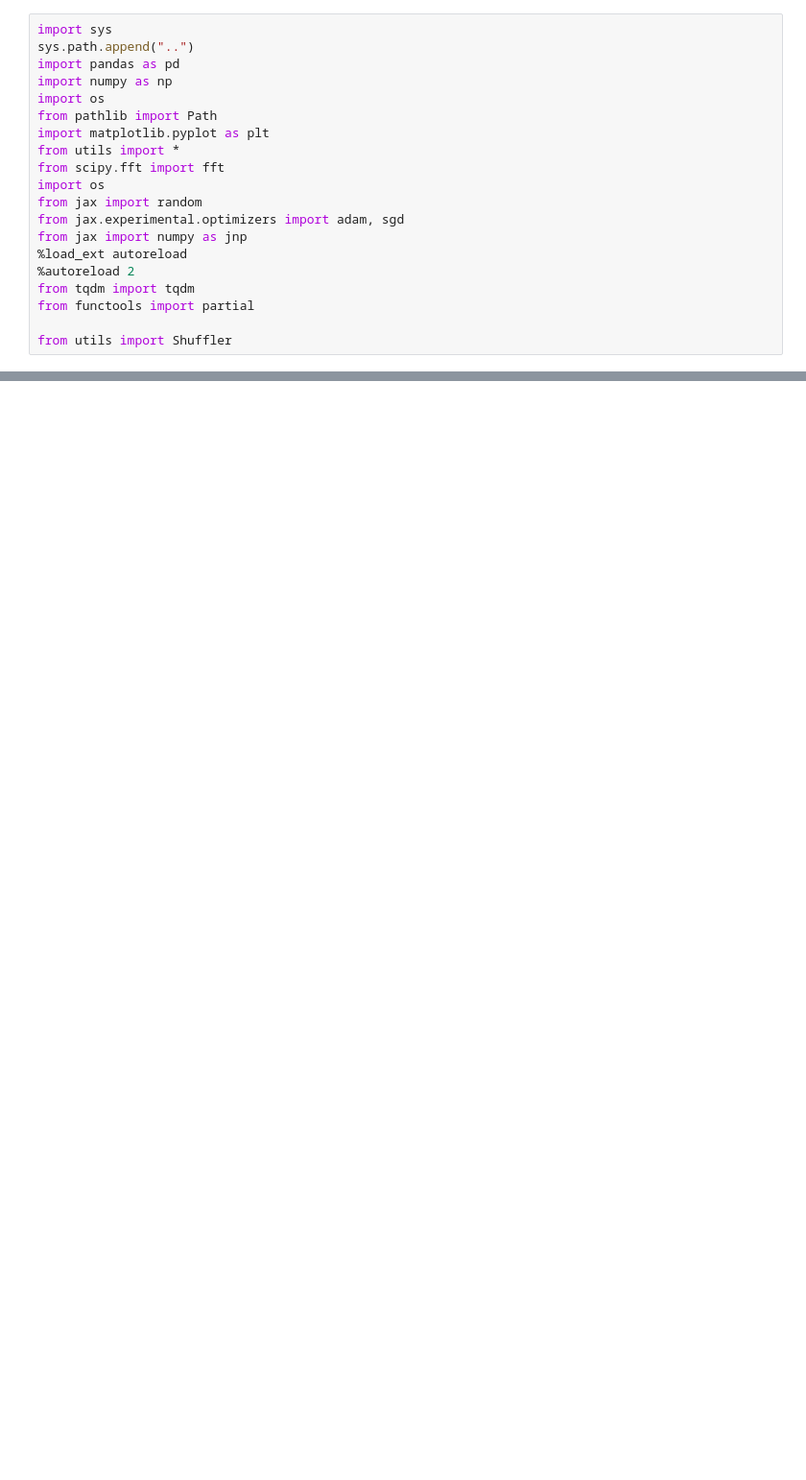
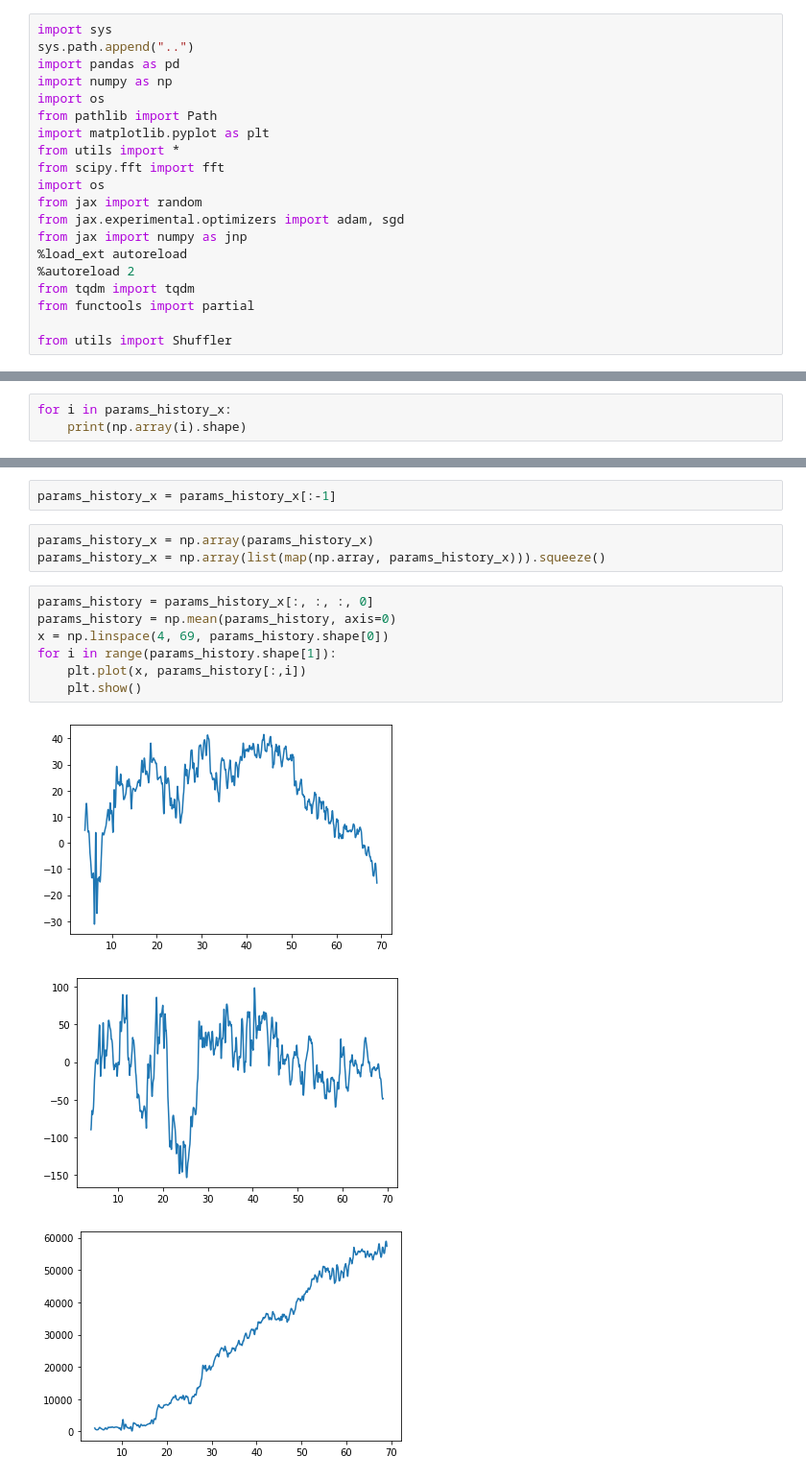
Before and after one commit to felipeangelimvieira/seal_parameter_identification, a Jupyter notebook: draft-notebooks/prepare_data_linear_reg_sweep.ipynb, the cells around one changed output, grey strips where cells are left out. Shown at 96% size. Drawn from its saved outputs; the diff is of its cells as text; blank space fills up the shorter version.

```diff
--- a/draft-notebooks/prepare_data_linear_reg_sweep.ipynb
+++ b/draft-notebooks/prepare_data_linear_reg_sweep.ipynb
@@ -588,0 +160,3 @@ plt.plot(jnp.squeeze(res[0][: 1201]))
+# %%
+for i in params_history_x:
+    print(np.array(i).shape)
@@ -588,0 +178,16 @@ plt.plot(jnp.squeeze(res[0][: 1201]))
+# %%
+params_history_x = params_history_x[:-1]
+# %%
+params_history_x = np.array(params_history_x)
+params_history_x = np.array(list(map(np.array, params_history_x))).squeeze()
+# %%
+params_history = params_history_x[:, :, :, 0]
+params_history = np.mean(params_history, axis=0)
+x = np.linspace(4, 69, params_history.shape[0])
+for i in range(params_history.shape[1]):
+    plt.plot(x, params_history[:,i])
+    plt.show()
+# %% [output]
+[figure, added]
+[figure, added]
+[figure, added]
```
Also changed, not shown: parts of 53 cells of this notebook, 8 other files.
